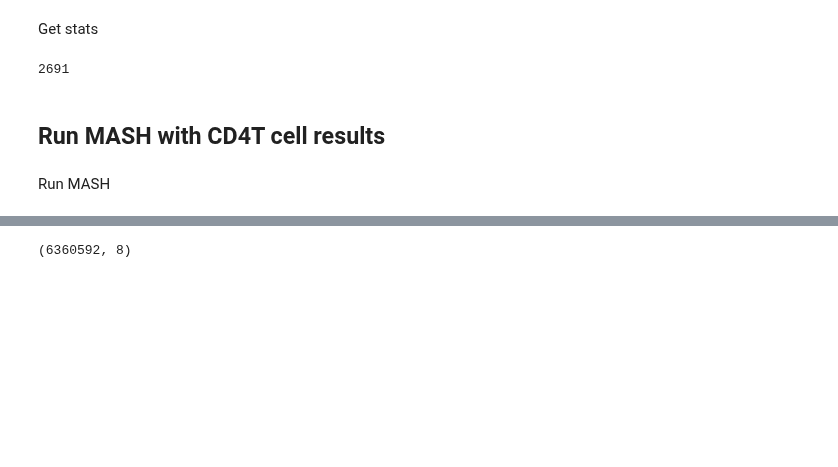
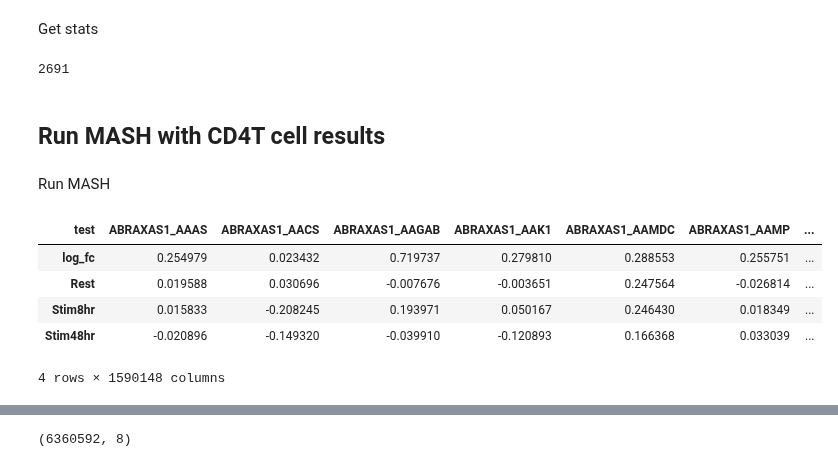
Before and after one commit to emdann/GWT_perturbseq_analysis_2025, a Jupyter notebook: src/3_DE_analysis/K562_DE/K562_DEseq2.ipynb, the cells around one changed output, grey strips where cells are left out. Saved outputs shown, nothing was run; the diff lists cells and outputs as text; code cells hidden in the pictures; blank space fills up the shorter version.

```diff
--- a/src/3_DE_analysis/K562_DE/K562_DEseq2.ipynb
+++ b/src/3_DE_analysis/K562_DE/K562_DEseq2.ipynb
@@ -245,6 +245,15 @@ Tcells_Bhat = Tcells_results_long.pivot(index='test', values='log_fc', columns='
 Tcells_Shat = Tcells_results_long.pivot(index='test', values='lfcSE', columns='culture_condition')
 Bhat = pd.concat([K562_results_long.set_index('test')['log_fc'], Tcells_Bhat], axis=1).dropna().T
 Shat = pd.concat([K562_results_long.set_index('test')['lfcSE'], Tcells_Shat], axis=1).dropna().T
+# %%
+Bhat
+# %% [output]
+| test | ABRAXAS1_AAAS | ABRAXAS1_AACS | ABRAXAS1_AAGAB | ABRAXAS1_AAK1 | ABRAXAS1_AAMDC | ABRAXAS1_AAMP | ... |
+| log_fc | 0.254979 | 0.023432 | 0.719737 | 0.279810 | 0.288553 | 0.255751 | ... |
+| Rest | 0.019588 | 0.030696 | -0.007676 | -0.003651 | 0.247564 | -0.026814 | ... |
+| Stim8hr | 0.015833 | -0.208245 | 0.193971 | 0.050167 | 0.246430 | 0.018349 | ... |
+| Stim48hr | -0.020896 | -0.149320 | -0.039910 | -0.120893 | 0.166368 | 0.033039 | ... |
+4 rows × 1590148 columns
 # %%
 mash = pymash.tl.Mash(Bhat, Shat)
 strong_tests = mash.get_strong_subset(thresh=0.01)
```
Also changed, not shown: parts of 12 cells of this notebook, 26 other files.
